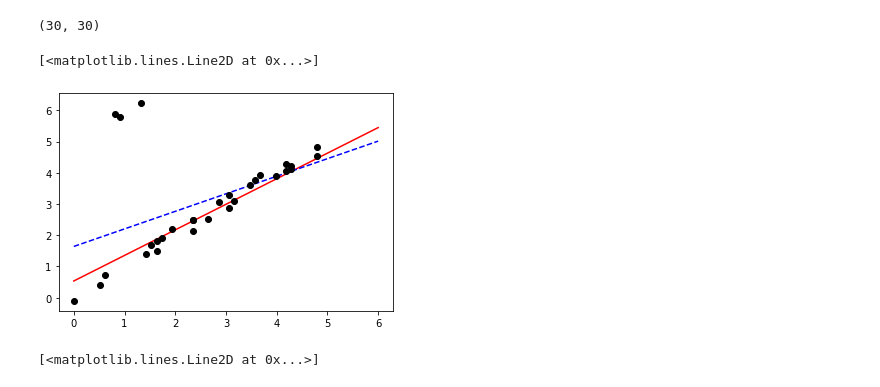
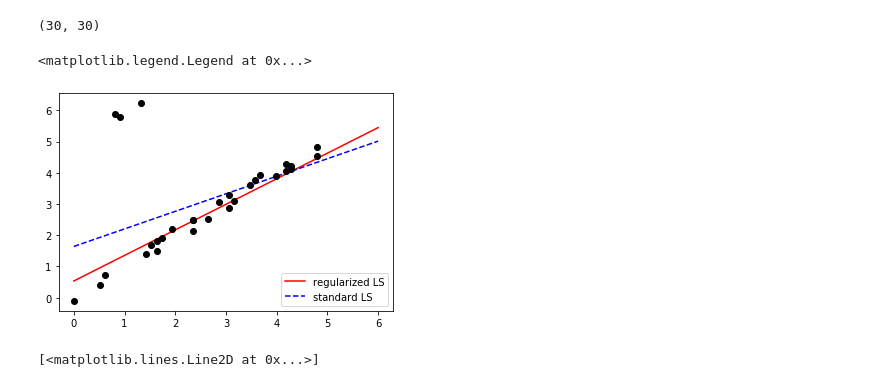
Before and after one commit to tjyanjing/numerical-computing-python, a Jupyter notebook: src/07/rls.ipynb, the cells around one changed output. Cells and saved outputs as stored; diff of their text form; code cells hidden in the pictures.

```diff
--- a/src/07/rls.ipynb
+++ b/src/07/rls.ipynb
@@ -85,12 +85,13 @@ import scipy.sparse.linalg as sla
 # %%
 theta2 = sla.lsmr(A, Y, damp=5)[0]
 # %%
-plt.plot(xp, theta2[0]*xp + theta2[1], 'r-')
-plt.plot(xp, theta[0]*xp + theta[1], 'b--')
+plt.plot(xp, theta2[0]*xp + theta2[1], 'r-', label='regularized LS')
+plt.plot(xp, theta[0]*xp + theta[1], 'b--', label='standard LS')
 plt.plot(X, Y, 'ko')
+plt.legend()
 # %% [output]
-[<matplotlib.lines.Line2D at 0x...>]
+<matplotlib.legend.Legend at 0x...>
-[figure, old version]
+[figure, new version]
 # %%
 # excluding the outliers
 # %%
```
Also changed, not shown: parts of 1 cell of this notebook, 2 other files.
